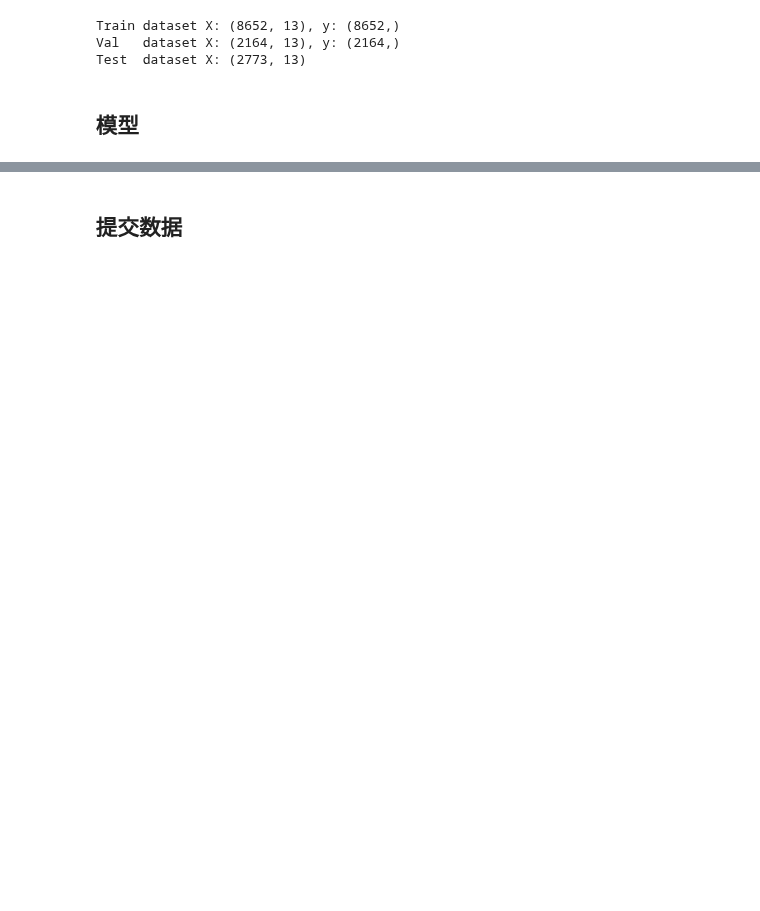
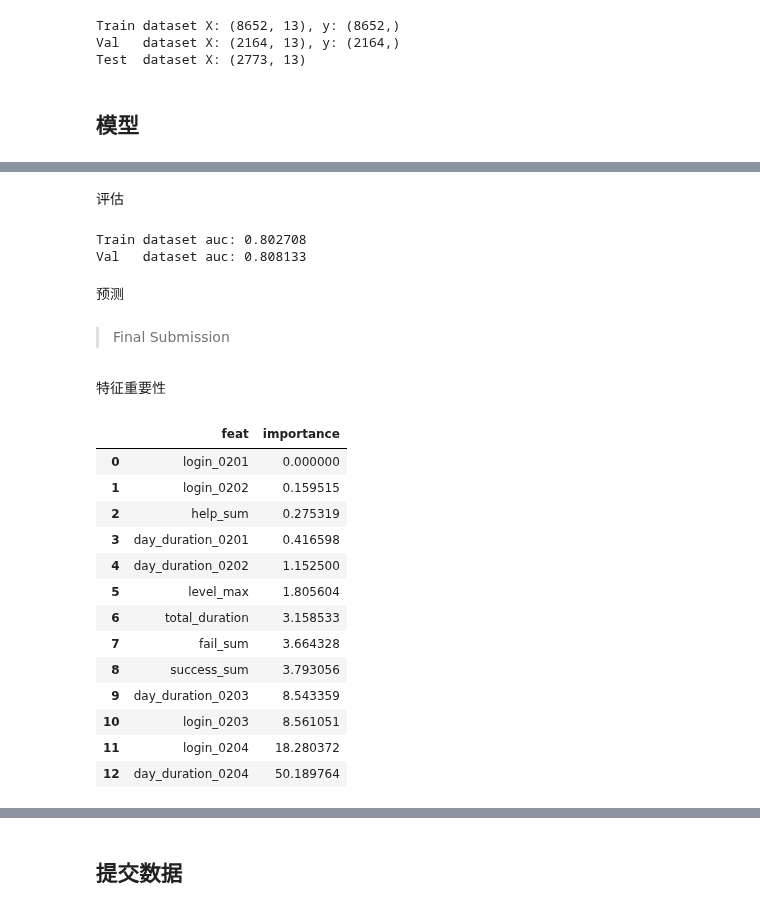
Before and after one commit to hotbaby/ml, a Jupyter notebook: Competitions/手游用户流失预测/Final.ipynb, the cells around one changed output, grey strips where cells are left out. Drawn from its saved outputs; the diff is of its cells as text; code cells hidden in the pictures; blank space fills up the shorter version.

```diff
--- a/Competitions/手游用户流失预测/Baseline.ipynb
+++ b/Competitions/手游用户流失预测/Final.ipynb
@@ -465 +577,11 @@ Shrink model to first 2095 iterations.
 <catboost.core.CatBoostClassifier at 0x...>
+# %% [markdown]
+评估
+# %%
+print('Train dataset auc: %.6f' % roc_auc_score(y_train, cat_model.predict_proba(X_train)[:,1]))
+print('Val   dataset auc: %.6f' % roc_auc_score(y_val, cat_model.predict_proba(X_val)[:,1]))
+# %% [output]
+Train dataset auc: 0.802708
+Val   dataset auc: 0.808133
+# %% [markdown]
+预测
@@ -465,0 +590,4 @@ Shrink model to first 2095 iterations.
+# %% [markdown]
+> Final Submission
+# %% [markdown]
+特征重要性
@@ -465,0 +601,17 @@ Shrink model to first 2095 iterations.
+# %%
+feat_importance
+# %% [output]
+|  | feat | importance |
+| 0 | login_0201 | 0.000000 |
+| 1 | login_0202 | 0.159515 |
+| 2 | help_sum | 0.275319 |
+| 3 | day_duration_0201 | 0.416598 |
+| 4 | day_duration_0202 | 1.152500 |
+| 5 | level_max | 1.805604 |
+| 6 | total_duration | 3.158533 |
+| 7 | fail_sum | 3.664328 |
+| 8 | success_sum | 3.793056 |
+| 9 | day_duration_0203 | 8.543359 |
+| 10 | login_0203 | 8.561051 |
+| 11 | login_0204 | 18.280372 |
+| 12 | day_duration_0204 | 50.189764 |
```
Also changed, not shown: parts of 38 cells of this notebook, 1 other file.
